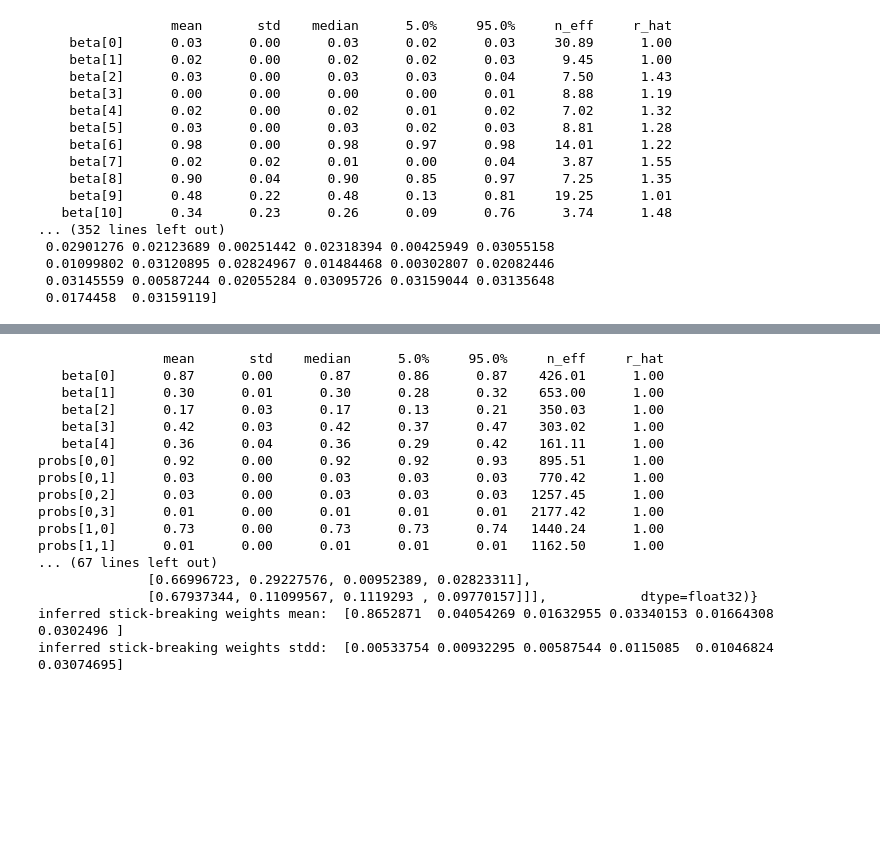
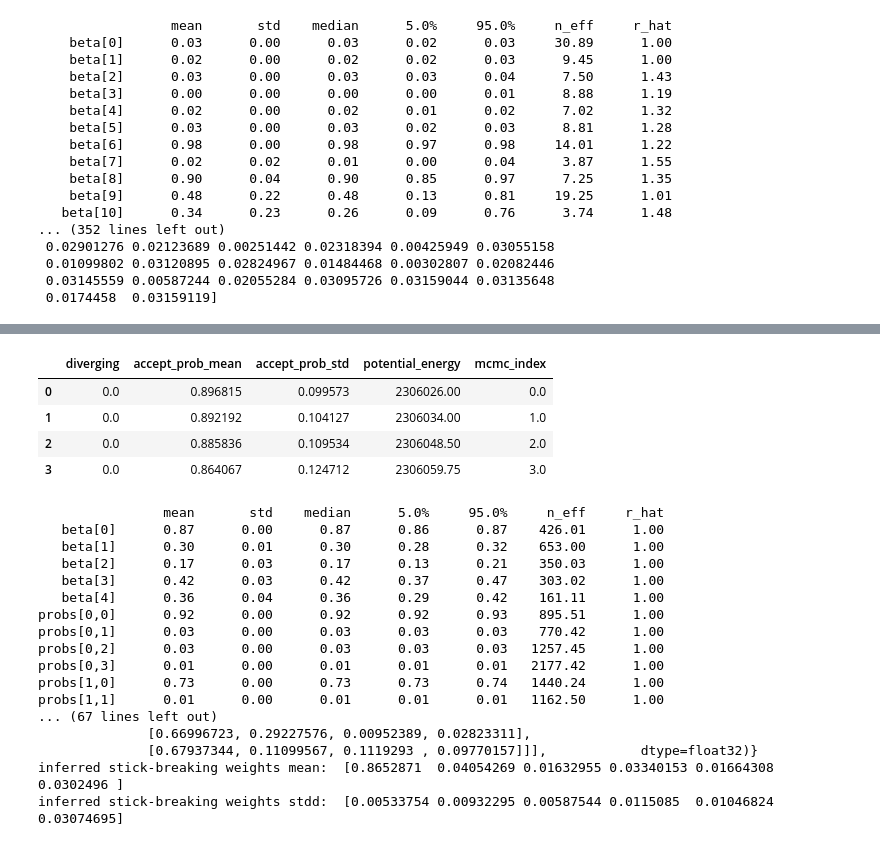
Before and after one commit to akotlar/multivariate-tada, a Jupyter notebook: project/sim5.ipynb, the cells around one changed output, grey strips where cells are left out. Cells and saved outputs as stored; diff of their text form; code cells hidden in the pictures; blank space fills up the shorter version.

```diff
--- a/project/sim5.ipynb
+++ b/project/sim5.ipynb
@@ -1986,0 +1526,28 @@ inferred_params_dave[0]
+# %%
+df = pd.read_csv('/home/akotlar/tada/project/sim/pd1_0.02_pd2_0.02_af_1e-4_pi1_0.05_pi2_0.05_pi12_0.05_h2_1_0.8_h2_2_0.8_rho_0.8/results.csv')
+
+run_params_exp3 = {
+    "data": df.to_numpy(),
+    "n_cases": n_cases,
+    "n_ctrls": n_ctrls,
+    "max_tree_depth": 8,
+    "num_warmup": 2000,
+    "num_samples": 8000,
+    "num_chains": 1,
+    "max_K": 4,
+    "target_accept_prob": .8,
+    "chain_method": 'parallel',
+    "model_to_run": model_with_gamma_prior_alpha8,
+    "jit_model_args": False,
+    "extra_fields": ("potential_energy", "energy", "accept_prob", "mean_accept_prob"),
+}
+
+random_key, _random_key = random.split(random_key)
+
+mcmc_exp3 = run_until_enough(random_key=_random_key, target_number_of_chains=4, acceptance_threshold=.7, max_attempts=8, run_params = run_params_exp3)
+
+best_chain_exp3, statistics_exp3 = select_best_chain(mcmc_exp3)
+best_weigts_exp3, best_probs_exp3, best_dirichlet_concentrations_exp3 = ordered_statistics([best_chain_exp3])
+
+print("best chain's weight mean", best_weigts_exp3.mean(1).mean(0))
+print("best chain's probs mean", best_probs_exp3.mean(1).mean(0))
@@ -2311,3 +1851,16 @@ mcmc_dave504, inferred_params_dave504= run(sim_data={}, run_params=run_params_da
  0.01099802 0.03120895 0.02824967 0.01484468 0.00302807 0.02082446
  0.03145559 0.00587244 0.02055284 0.03095726 0.03159044 0.03135648
  0.0174458  0.03159119]
+# %%
+run_params_dave6 = run_params_exp3.copy()
+run_params_dave6['max_K'] = 6
+
+random_key, _random_key = random.split(random_key)
+
+mcmc_exp3_6 = run_until_enough(random_key=_random_key, target_number_of_chains=4, acceptance_threshold=.7, max_attempts=8, run_params = run_params_dave6)
+
+best_chain_exp3_6, statistics_exp3_6 = select_best_chain(mcmc_exp3_6)
+best_weigts_exp3_6, best_probs_exp3_6, best_dirichlet_concentrations_exp3_6 = ordered_statistics([best_chain_exp3_6])
+
+print("best chain's weight mean", best_weigts_exp3_6.mean(1).mean(0))
+print("best chain's probs mean", best_probs_exp3_6.mean(1).mean(0))
@@ -2314,3 +1938,11 @@ mcmc_dave504, inferred_params_dave504= run(sim_data={}, run_params=run_params_da
+# %%
+statistics_exp3_6
+# %% [output]
+|  | diverging | accept_prob_mean | accept_prob_std | potential_energy | mcmc_index |
+| 0 | 0.0 | 0.896815 | 0.099573 | 2306026.00 | 0.0 |
+| 1 | 0.0 | 0.892192 | 0.104127 | 2306034.00 | 1.0 |
+| 2 | 0.0 | 0.885836 | 0.109534 | 2306048.50 | 2.0 |
+| 3 | 0.0 | 0.864067 | 0.124712 | 2306059.75 | 3.0 |
 # %%
 import pandas as pd
 import numpy as np
```
Also changed, not shown: parts of 85 cells of this notebook, 1 other file.
